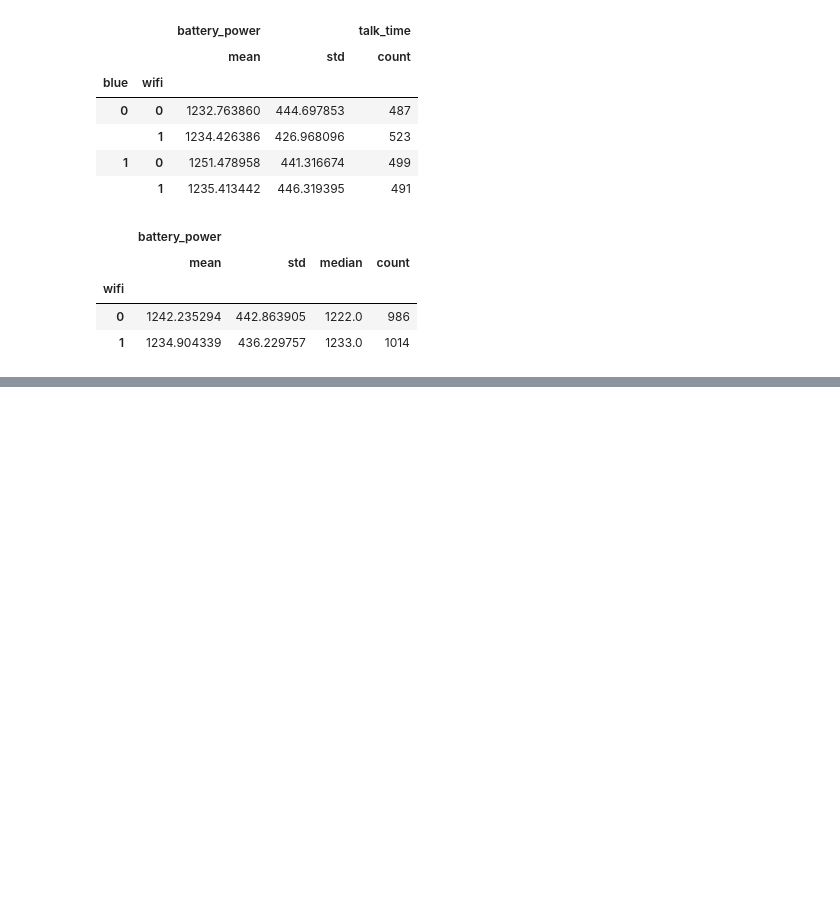
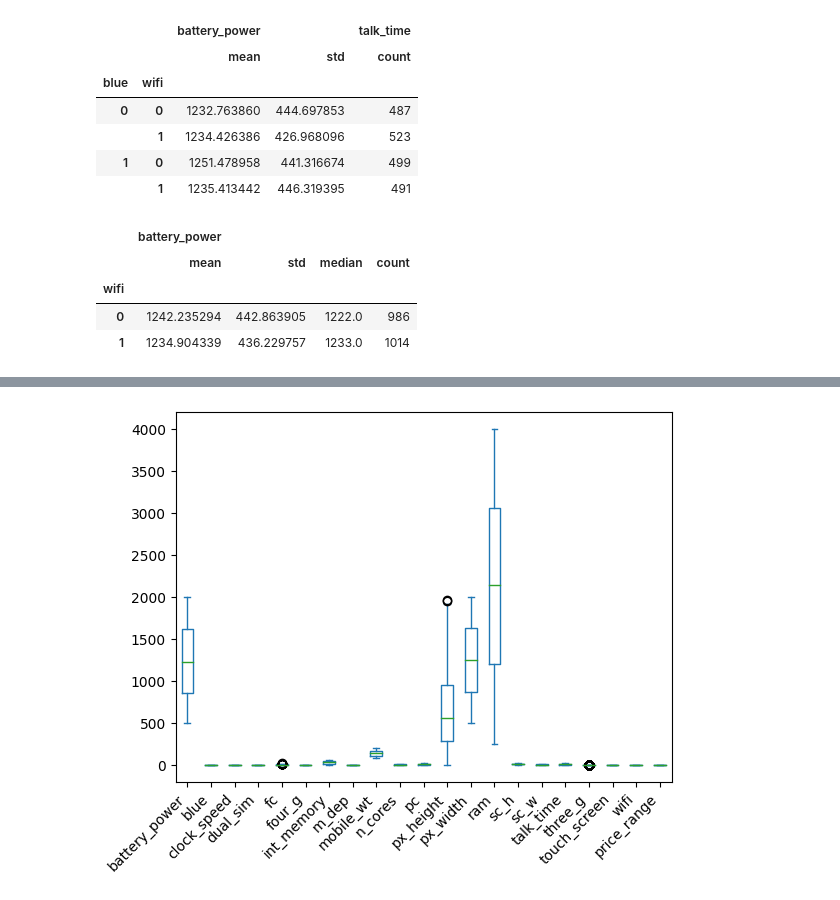
Before and after one commit to harnalashok/general, a Jupyter notebook: statistics_with_python.ipynb, the cells around one changed output, grey strips where cells are left out. Saved outputs shown, nothing was run; the diff lists cells and outputs as text; code cells hidden in the pictures; blank space fills up the shorter version.

```diff
--- a/statistics_with_python.ipynb
+++ b/statistics_with_python.ipynb
@@ -263,0 +356,6 @@ data[['wifi', 'battery_power']].groupby(['wifi']).aggregate(['mean', 'std', 'med
+# %%
+ax = data.plot.box()
+labels = data.columns
+_=ax.set_xticklabels(labels, rotation=45, ha='right')
+# %% [output]
+[figure, added]
```
Also changed, not shown: parts of 34 cells of this notebook.
